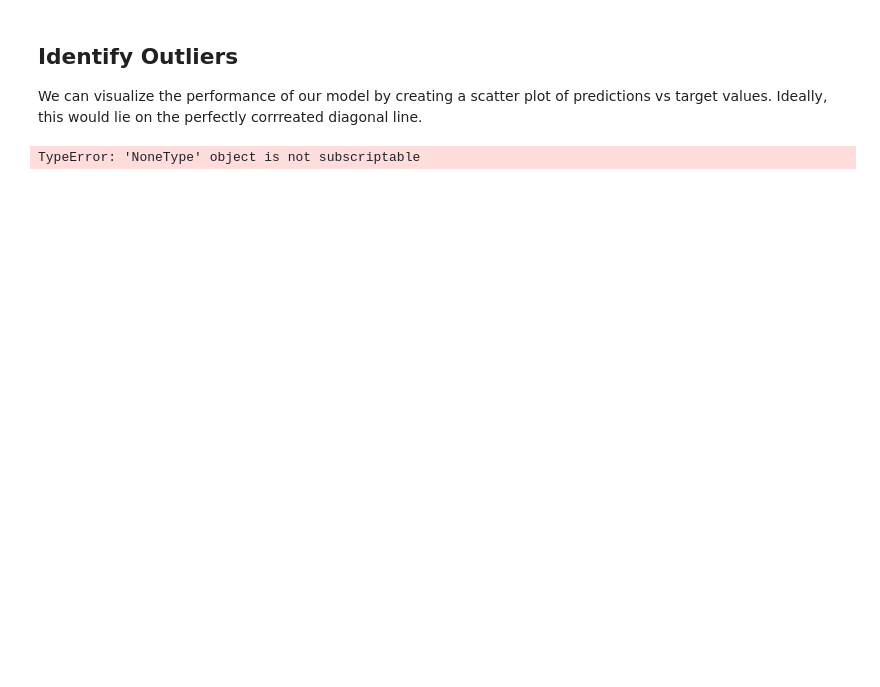
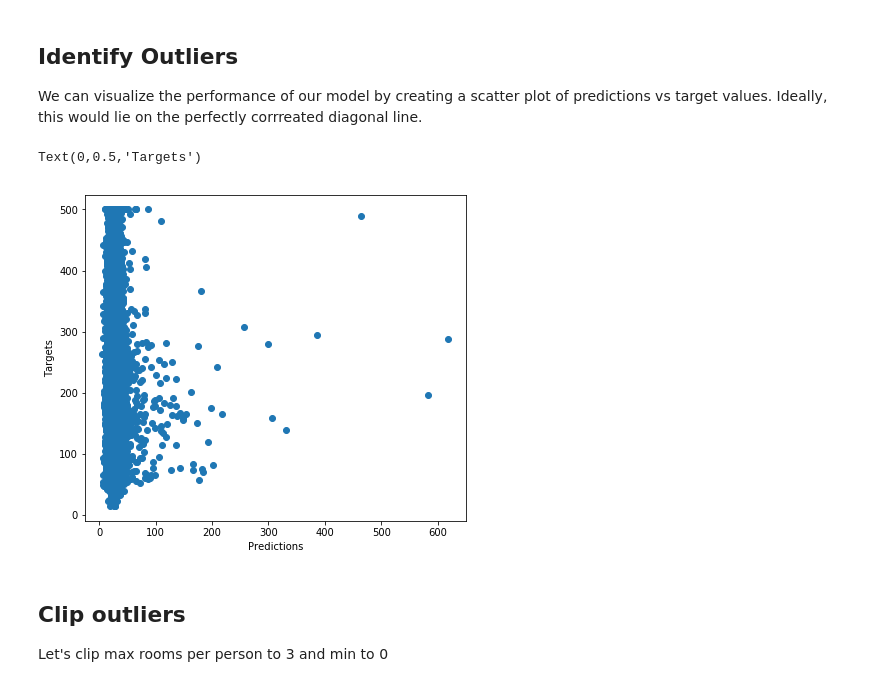
Before and after one commit to rajatagarwal/google_projects, a Jupyter notebook: 04_Synthetic_features_and_outliers.ipynb, the cells around one changed output. Saved outputs shown, nothing was run; the diff lists cells and outputs as text; code cells hidden in the pictures; blank space fills up the shorter version.

```diff
--- a/04_Synthetic_features_and_outliers.ipynb
+++ b/04_Synthetic_features_and_outliers.ipynb
@@ -226,6 +224,15 @@ h
 We can visualize the performance of our model by creating a scatter plot of predictions vs target values. Ideally, this would lie on the perfectly corrreated diagonal line.
 # %%
 # We going to use pyplot's scatter() to create a scatter plot of predictions vs target
-calibration_data["predictions"]
+plt.figure(figsize=(15,6))
+plt.subplot(1, 2, 1)
+plt.scatter(calibration_data["predictions"], calibration_data["targets"])
+plt.xlabel("Predictions")
+plt.ylabel("Targets")
 # %% [output]
-TypeError: 'NoneType' object is not subscriptable
+Text(0,0.5,'Targets')
+[figure, added]
+# %% [markdown]
+## Clip outliers
+
+Let's clip max rooms per person to 3 and min to 0
```
Also changed, not shown: parts of 7 cells of this notebook, 1 other file.
